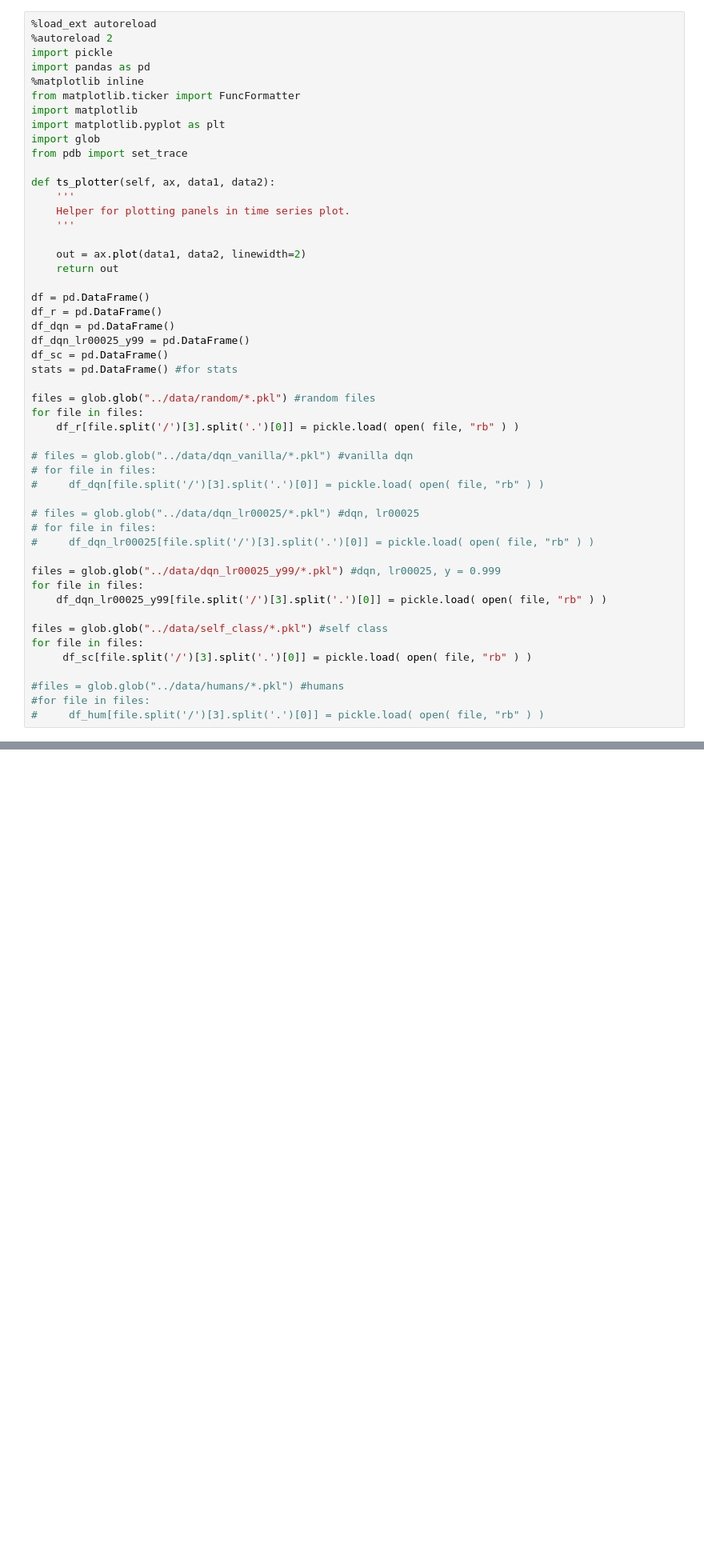
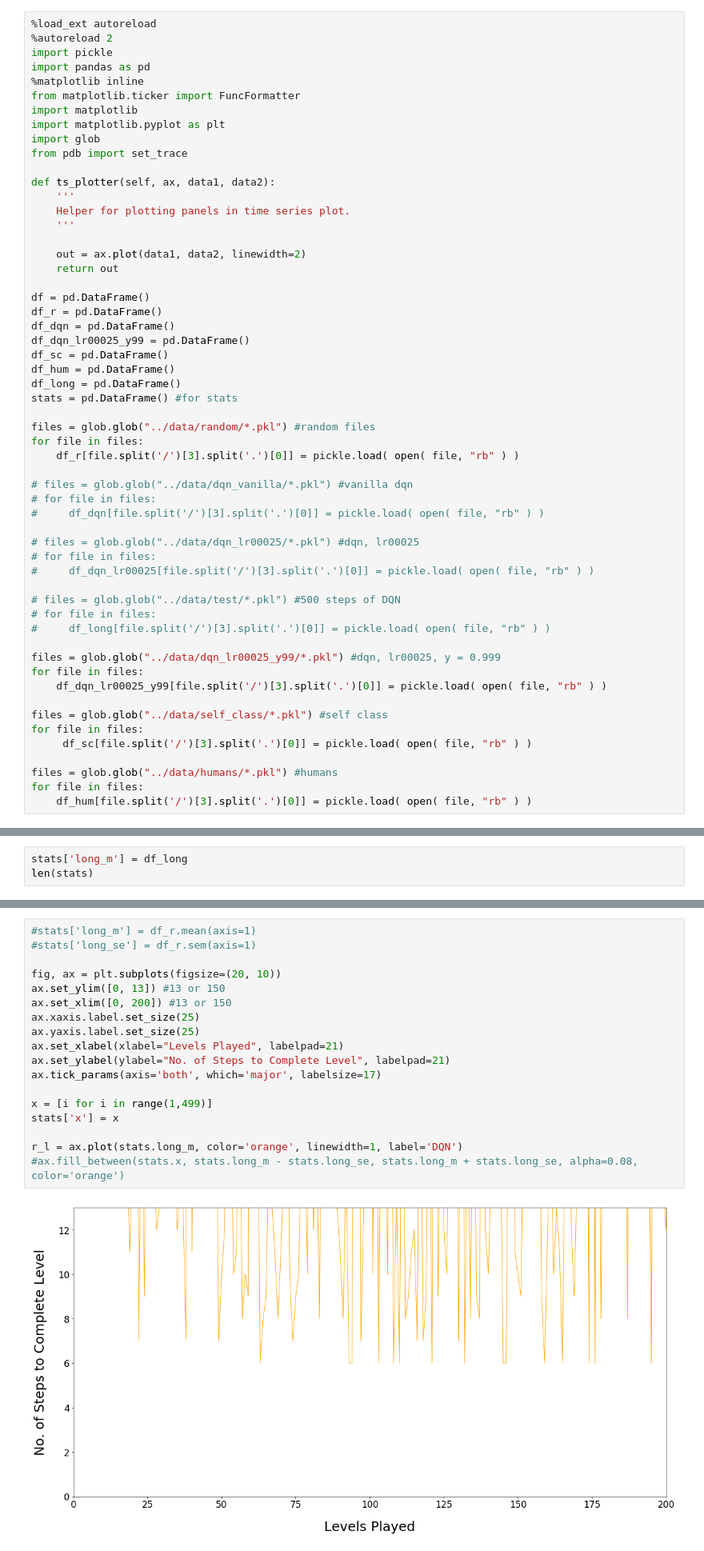
Before and after one commit to Ethical-Intelligence-Lab/probabilisticSelf, a Jupyter notebook: plotting/plotter.ipynb, the cells around one changed output, grey strips where cells are left out. Shown at 80% size. Drawn from its saved outputs; the diff is of its cells as text; blank space fills up the shorter version.

```diff
--- a/plotting/plotter.ipynb
+++ b/plotting/plotter.ipynb
@@ -23,6 +23,8 @@ df_r = pd.DataFrame()
 df_dqn = pd.DataFrame()
 df_dqn_lr00025_y99 = pd.DataFrame()
 df_sc = pd.DataFrame()
+df_hum = pd.DataFrame()
+df_long = pd.DataFrame()
 stats = pd.DataFrame() #for stats
 
 files = glob.glob("../data/random/*.pkl") #random files
@@ -37,6 +39,10 @@ for file in files:
 # for file in files:
 #     df_dqn_lr00025[file.split('/')[3].split('.')[0]] = pickle.load( open( file, "rb" ) )
 
+# files = glob.glob("../data/test/*.pkl") #500 steps of DQN
+# for file in files:
+#     df_long[file.split('/')[3].split('.')[0]] = pickle.load( open( file, "rb" ) )
+
 files = glob.glob("../data/dqn_lr00025_y99/*.pkl") #dqn, lr00025, y = 0.999
 for file in files:
     df_dqn_lr00025_y99[file.split('/')[3].split('.')[0]] = pickle.load( open( file, "rb" ) )
@@ -45,9 +51,9 @@ files = glob.glob("../data/self_class/*.pkl") #self class
 for file in files:
      df_sc[file.split('/')[3].split('.')[0]] = pickle.load( open( file, "rb" ) )
 
-#files = glob.glob("../data/humans/*.pkl") #humans
-#for file in files:
-#     df_hum[file.split('/')[3].split('.')[0]] = pickle.load( open( file, "rb" ) )
+files = glob.glob("../data/humans/*.pkl") #humans
+for file in files:
+    df_hum[file.split('/')[3].split('.')[0]] = pickle.load( open( file, "rb" ) )
 # %% [output]
 The autoreload extension is already loaded. To reload it, use:
   %reload_ext autoreload
@@ -57,0 +64,3 @@ Index(['self_class_9', 'self_class_8', 'self_class_10', 'self_class_1',
+# %%
+stats['long_m'] = df_long
+len(stats)
@@ -57,0 +69,20 @@ Index(['self_class_9', 'self_class_8', 'self_class_10', 'self_class_1',
+# %%
+#stats['long_m'] = df_r.mean(axis=1)
+#stats['long_se'] = df_r.sem(axis=1)
+
+fig, ax = plt.subplots(figsize=(20, 10))
+ax.set_ylim([0, 13]) #13 or 150
+ax.set_xlim([0, 200]) #13 or 150
+ax.xaxis.label.set_size(25)
+ax.yaxis.label.set_size(25)
+ax.set_xlabel(xlabel="Levels Played", labelpad=21)
+ax.set_ylabel(ylabel="No. of Steps to Complete Level", labelpad=21)
+ax.tick_params(axis='both', which='major', labelsize=17)
+
+x = [i for i in range(1,499)]
+stats['x'] = x
+
+r_l = ax.plot(stats.long_m, color='orange', linewidth=1, label='DQN')
+#ax.fill_between(stats.x, stats.long_m - stats.long_se, stats.long_m + stats.long_se, alpha=0.08, color='orange')
+# %% [output]
+[figure, added]
```
Also changed, not shown: parts of 15 cells of this notebook, 25 other files.
